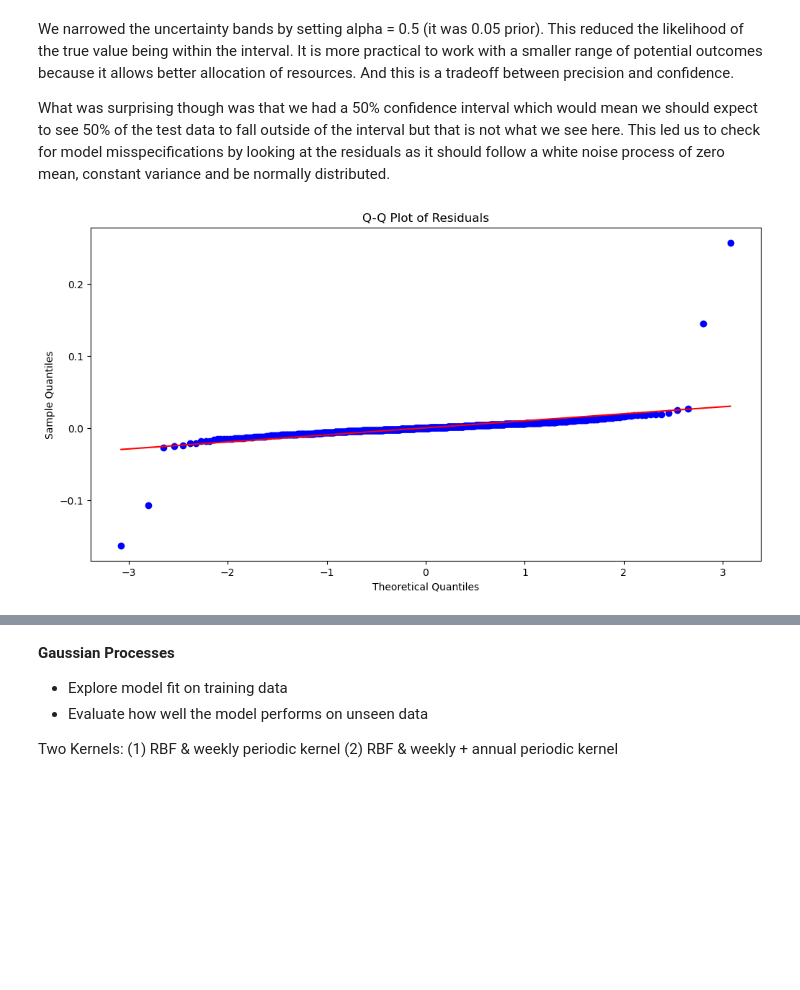
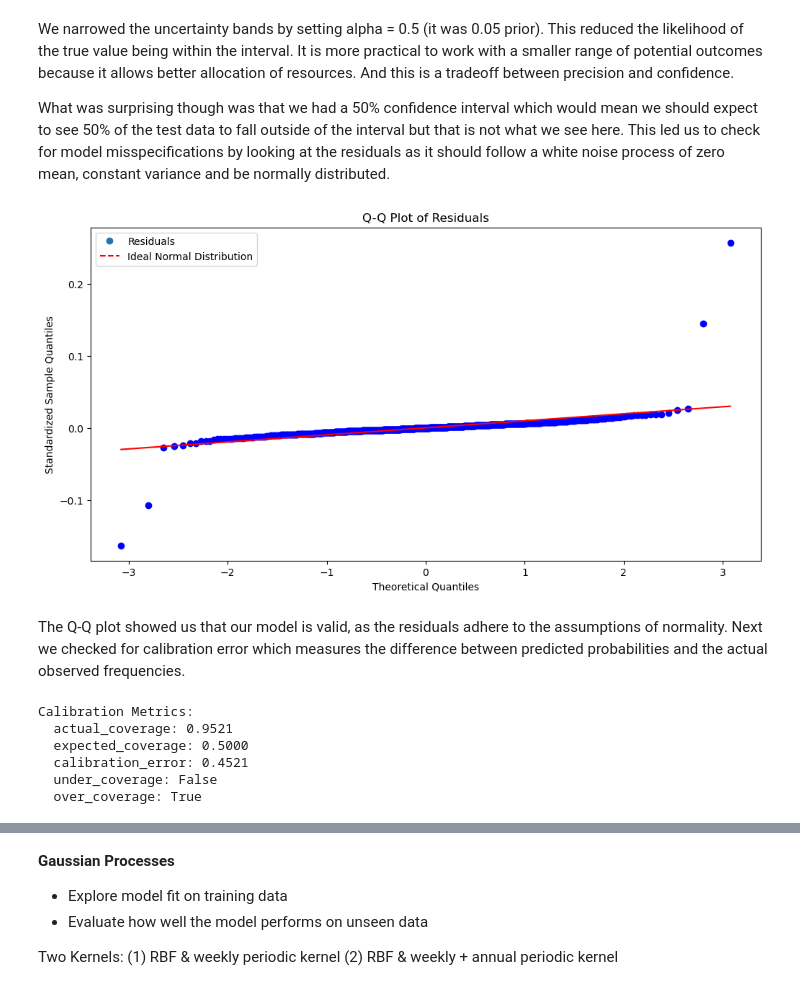
Before and after one commit to chowfi/electricity_demand_forecasting, a Jupyter notebook: notebooks/models.ipynb, the cells around one changed output, grey strips where cells are left out. Drawn from its saved outputs; the diff is of its cells as text; code cells hidden in the pictures; blank space fills up the shorter version.

Commit message:
include coverage info for SARIMAX

```diff
--- a/notebooks/models.ipynb
+++ b/notebooks/models.ipynb
@@ -1182,13 +1182,59 @@ What was surprising though was that we had a 50% confidence interval which would
 # %%
 import scipy.stats as stats
 
 residuals = results.resid
 
 plt.figure(figsize=(12, 6))
+
 stats.probplot(residuals, dist="norm", plot=plt)
+
+plt.xlabel("Theoretical Quantiles")
+plt.ylabel("Standardized Sample Quantiles")
+
+plt.plot([], [], 'o', label="Residuals")
+plt.plot([], [], 'r--', label="Ideal Normal Distribution")
+plt.legend()
+
 plt.title("Q-Q Plot of Residuals")
-plt.xlabel("Theoretical Quantiles")
-plt.ylabel("Sample Quantiles")
+
 plt.show()
 # %% [output]
-[figure, old version]
+[figure, new version]
+# %% [markdown]
+The Q-Q plot showed us that our model is valid, as the residuals adhere to the assumptions of normality. Next we checked for calibration error which measures the difference between predicted probabilities and the actual observed frequencies.
+# %%
+from scipy.stats import norm
+import numpy as np
+
+def calculate_calibration_error(test_actual, lower_bound, upper_bound, confidence_level=0.5):
+    within_interval = (test_actual >= lower_bound) & (test_actual <= upper_bound)
+    actual_coverage = within_interval.mean()
+    expected_coverage = confidence_level
+    calibration_error = abs(actual_coverage - expected_coverage)
+
+    return {
+        "actual_coverage": actual_coverage,
+        "expected_coverage": expected_coverage,
+        "calibration_error": calibration_error,
+        "under_coverage": actual_coverage < expected_coverage,
+        "over_coverage": actual_coverage > expected_coverage
+    }
+
+confidence_level = 0.5
+calibration_metrics = calculate_calibration_error(
+    test_actual=test_endog,
+    lower_bound=conf_int.iloc[:, 0],
+    upper_bound=conf_int.iloc[:, 1],
+    confidence_level=confidence_level
+)
+
+print("Calibration Metrics:")
+for key, value in calibration_metrics.items():
+    print(f"  {key}: {value:.4f}" if isinstance(value, float) else f"  {key}: {value}")
+# %% [output]
+Calibration Metrics:
+  actual_coverage: 0.9521
+  expected_coverage: 0.5000
+  calibration_error: 0.4521
+  under_coverage: False
+  over_coverage: True
```
Also changed, not shown: parts of 1 cell of this notebook.
